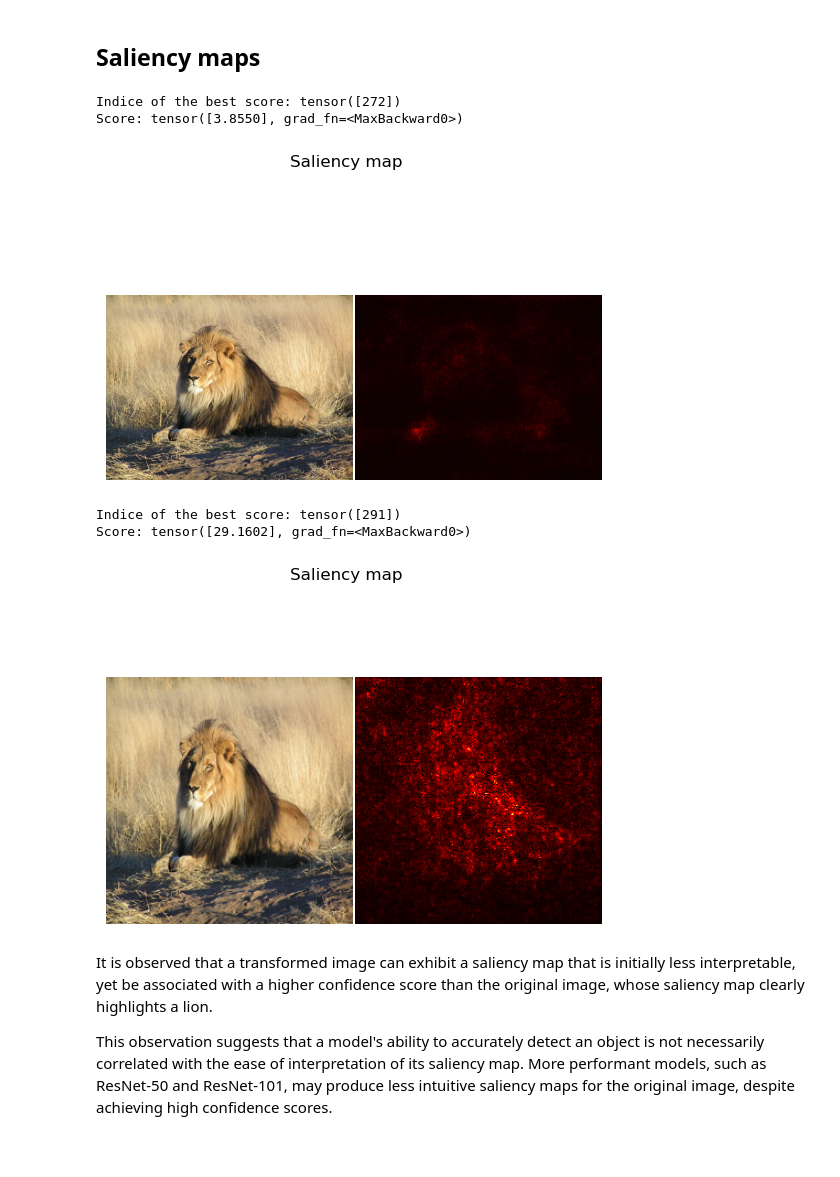
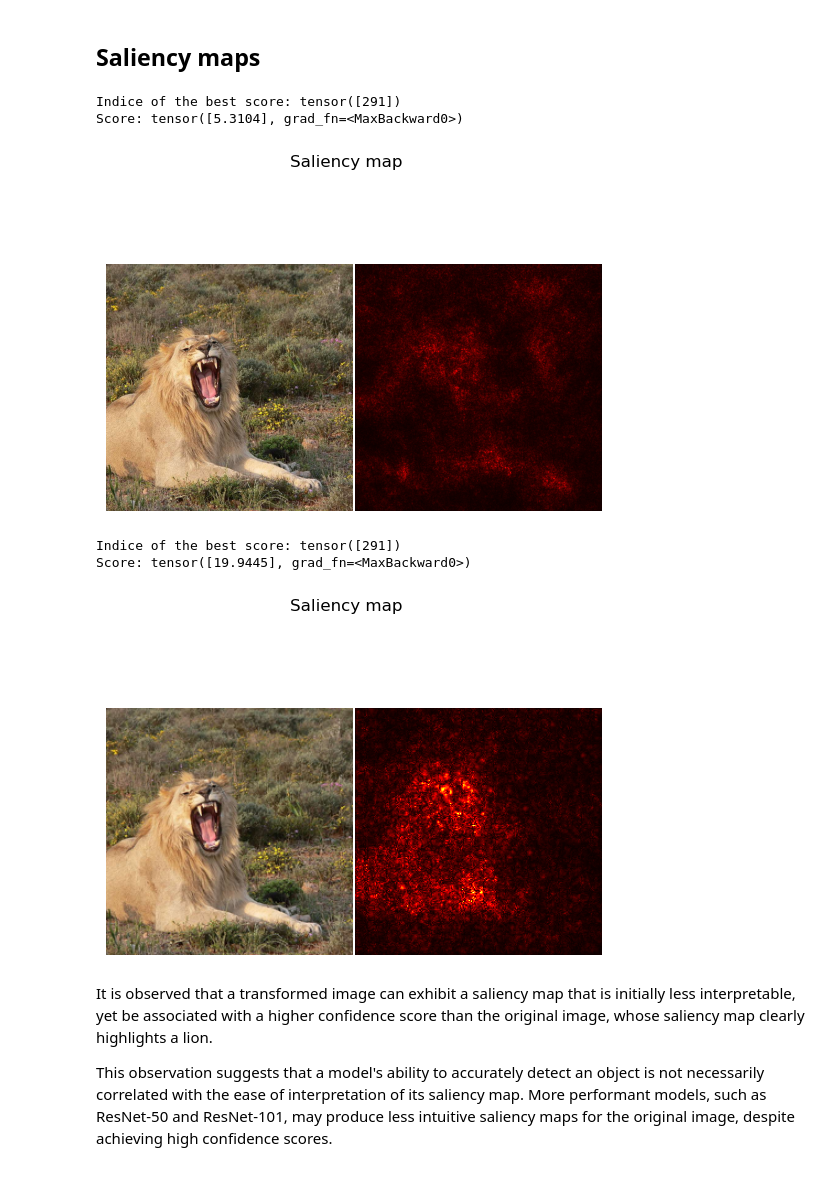
Before and after one commit to Bryan-Foxy/articles-books, a Jupyter notebook: articles/gradcam and saliency/visu.ipynb, the cells around one changed output. Saved outputs shown, nothing was run; the diff lists cells and outputs as text; code cells hidden in the pictures.

```diff
--- a/articles/gradcam and saliency/visu.ipynb
+++ b/articles/gradcam and saliency/visu.ipynb
@@ -47,20 +49,20 @@ ResNet(
 # %% [markdown]
 ## Saliency maps
 # %%
-url = 'https://upload.wikimedia.org/wikipedia/commons/thumb/7/73/Lion_waiting_in_Namibia.jpg/1024px-Lion_waiting_in_Namibia.jpg'
+url = 'https://cdn.futura-sciences.com/buildsv6/images/square870/1/2/5/125d2b93fe_50036035_panthera-leop1040181.jpg'
 image = Image.open(requests.get(url, stream = True).raw).convert("RGB")
 saliency(image, model)
 # %% [output]
-Indice of the best score: tensor([272])
-Score: tensor([3.8550], grad_fn=<MaxBackward0>)
+Indice of the best score: tensor([291])
+Score: tensor([5.3104], grad_fn=<MaxBackward0>)
-[figure, old version]
+[figure, new version]
 # %%
 image_r = image.resize(dimension)
 saliency(image_r, model, transform=transform)
 # %% [output]
 Indice of the best score: tensor([291])
-Score: tensor([29.1602], grad_fn=<MaxBackward0>)
+Score: tensor([19.9445], grad_fn=<MaxBackward0>)
-[figure, old version]
+[figure, new version]
 # %% [markdown]
 It is observed that a transformed image can exhibit a saliency map that is initially less interpretable, yet be associated with a higher confidence score than the original image, whose saliency map clearly highlights a lion.
 
```
Also changed, not shown: parts of 3 cells of this notebook, 4 other files.
